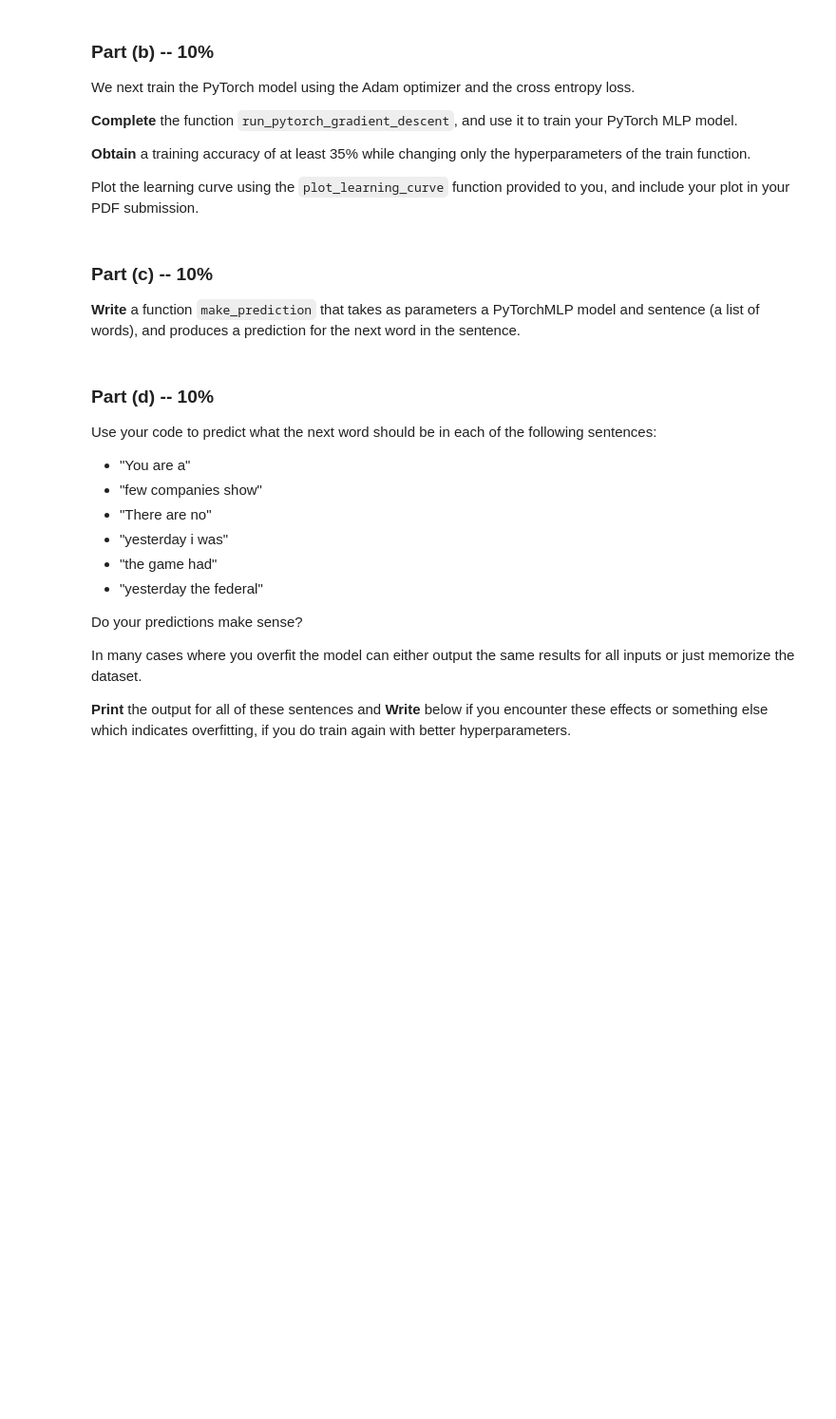
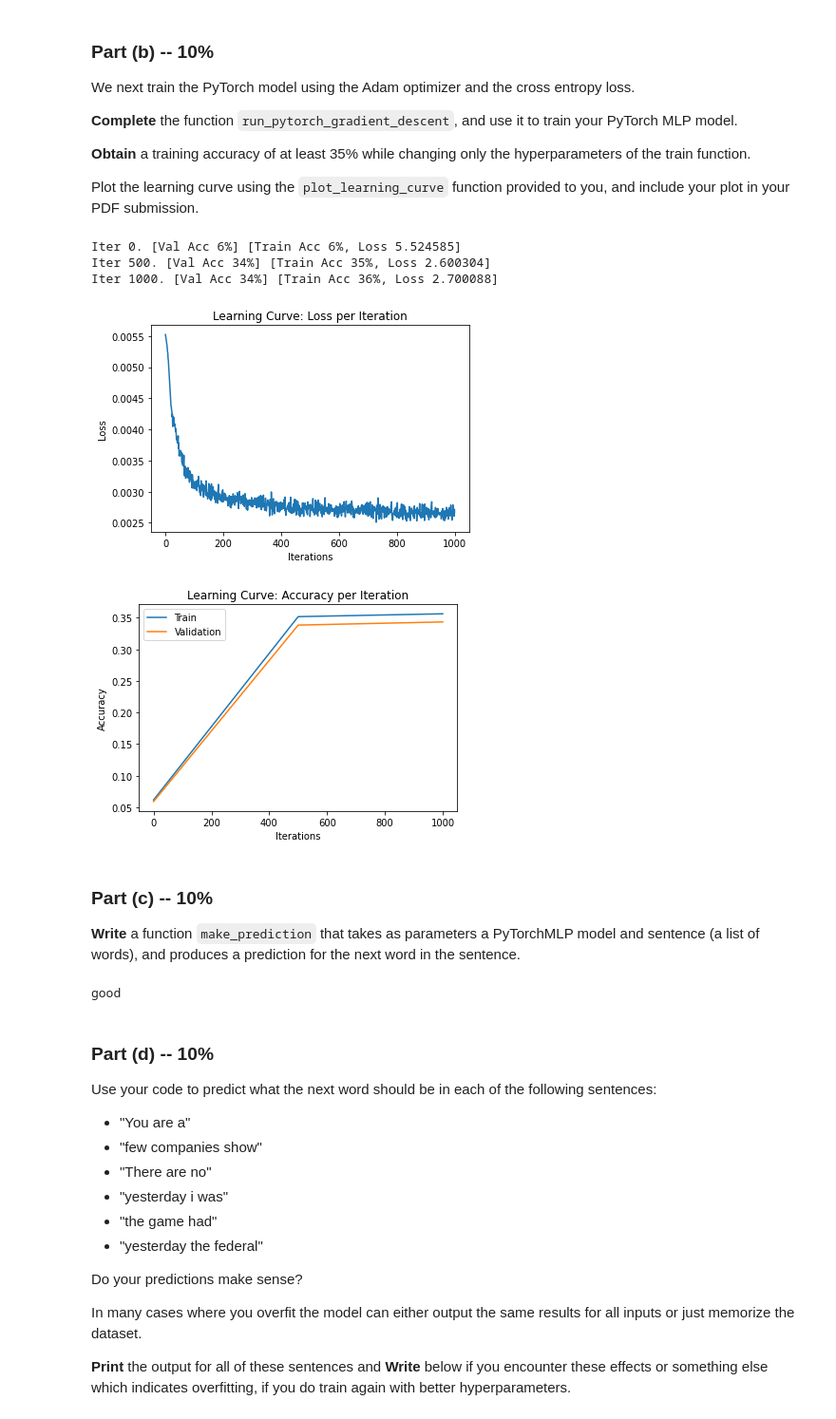
Before and after one commit to Yotamsil/DeepLearningEx2, a Jupyter notebook: Assignment2_new.ipynb, the cells around one changed output. Shown: that part at 95% size. Saved outputs shown, nothing was run; the diff lists cells and outputs as text; code cells hidden in the pictures; blank space fills up the shorter version.

```diff
--- a/Assignment2_new.ipynb
+++ b/Assignment2_new.ipynb
@@ -74,0 +76,4 @@ with apostrophes are represented.
+# %%
+for i in range(10):
+  sentence = " ".join(sentences[i])
+  print(sentence)
@@ -175,7 +215,16 @@ def make_onehot(data):
     output - vector with shape (D,250)
     """
 
-    # Write your code here
+    if len(data.shape) != 1:
+      output = np.zeros((data.shape[0],data.shape[1], 250))
+      for i in range(data.shape[0]):
+        for j in range(data.shape[1]):
+          output[i,j,data[i,j]] = 1
+    else:
+      output = np.zeros((data.shape[0], 250))
+      for i in range(data.shape[0]):
+        output[i,data[i]] = 1
+    return output
 
 def get_batch(data, range_min, range_max, onehot=True):
     """
@@ -214,7 +263,9 @@ class PyTorchMLP(nn.Module):
         self.num_hidden = num_hidden
     def forward(self, inp):
         inp = inp.reshape([-1, 750])
-        # TODO: complete this function
+        inp = self.layer1(inp)
+        inp = self.layer2(inp)
+        return inp
         # Note that we will be using the nn.CrossEntropyLoss(), which computes the softmax operation internally, as loss criterion
 # %% [markdown]
 ### Part (b) -- 10%
@@ -310,11 +361,11 @@ def run_pytorch_gradient_descent(model,
             xt = torch.Tensor(xt)
             st = torch.Tensor(st).long()
 
-            # zs = ...                 # compute prediction logit
-            # loss =                   # compute the total loss
-            # ...                      # compute updates for each parameter
-            # ...                      # make the updates for each parameter
-            # ...                      # a clean up step for PyTorch
+            zs = model(xt)                 # compute prediction logit
+            loss = criterion(zs,st)        # compute the total loss
+            loss.backward()                # compute updates for each parameter
+            optimizer.step()               # make the updates for each parameter
+            optimizer.zero_grad()          # a clean up step for PyTorch
 
             # save the current training information
             iters.append(n)
@@ -359,10 +410,19 @@ def plot_learning_curve(iters, losses, iters_sub, train_accs, val_accs):
     plt.show()
 # %%
 pytorch_mlp = PyTorchMLP()
-# learning_curve_info = run_pytorch_gradient_descent(pytorch_mlp, ...)
+learning_curve_info = run_pytorch_gradient_descent(pytorch_mlp,
+                                 train_data=train4grams,
+                                 validation_data=valid4grams,
+                                 batch_size=1000,
+                                 learning_rate=0.002)
 
-
-# plot_learning_curve(*learning_curve_info)
+plot_learning_curve(*learning_curve_info)
+# %% [output]
+Iter 0. [Val Acc 6%] [Train Acc 6%, Loss 5.524585]
+Iter 500. [Val Acc 34%] [Train Acc 35%, Loss 2.600304]
+Iter 1000. [Val Acc 34%] [Train Acc 36%, Loss 2.700088]
+[figure, added]
+[figure, added]
 # %% [markdown]
 ### Part (c) -- 10%
 **Write** a function `make_prediction` that takes as parameters
@@ -383,7 +443,17 @@ def make_prediction_torch(model, sentence):
     """
     global vocab_stoi, vocab_itos
 
-    #  Write your code here
+    three_words = np.array(list(map(lambda x:vocab_stoi.get(x),sentence)))
+    three_words = make_onehot(three_words)
+    forth_word = model(torch.Tensor(three_words))
+    forth_word = forth_word.detach().numpy() # convert the PyTorch tensor => numpy array
+    pred = np.argmax(forth_word, axis=1)
+
+    return vocab_itos.get(pred[0])
+
+print(make_prediction_torch(pytorch_mlp, ['you', 'are', 'a']))
+# %% [output]
+good
 # %% [markdown]
 ### Part (d) -- 10%
 
```
Also changed, not shown: parts of 23 cells of this notebook.
